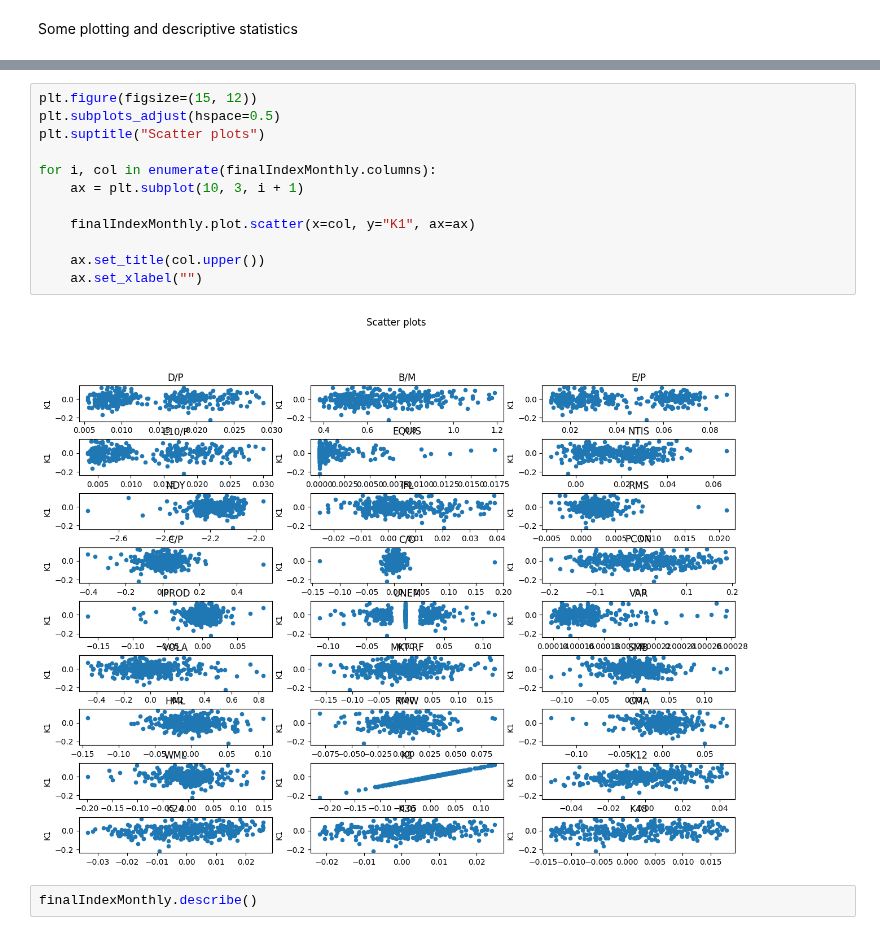
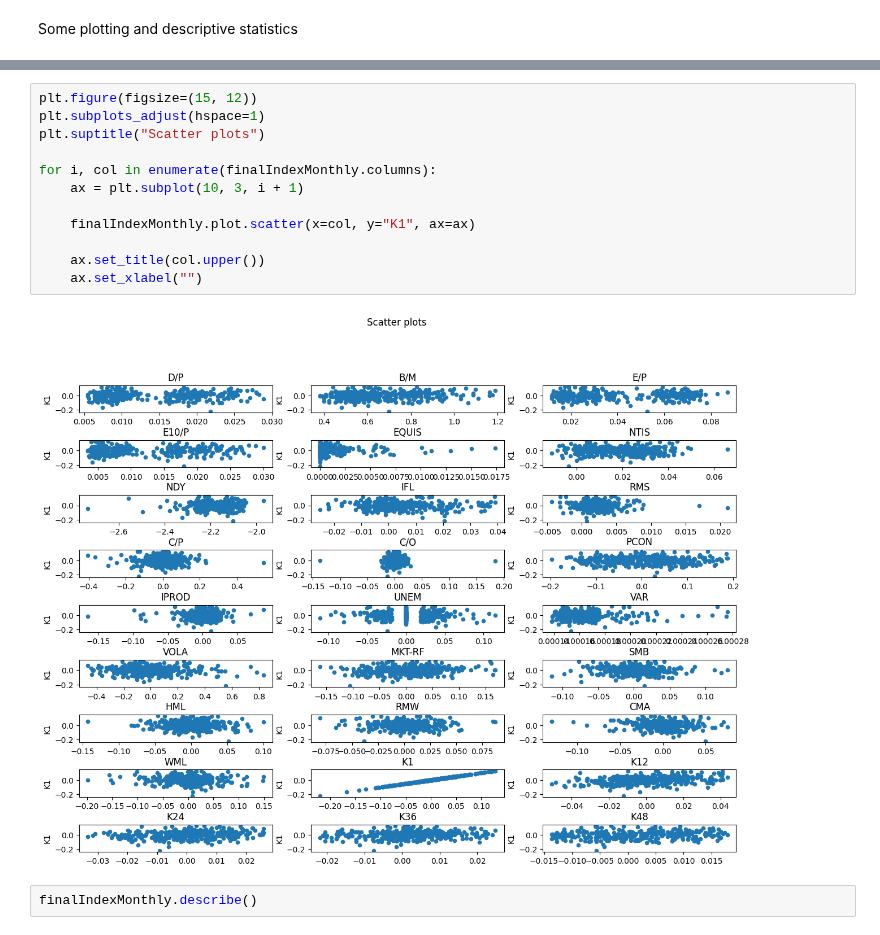
Before and after one commit to jessekeranen/seminar, a Jupyter notebook: jupyter.ipynb, the cells around one changed output, grey strips where cells are left out. Saved outputs shown, nothing was run; the diff lists cells and outputs as text.

```diff
--- a/jupyter.ipynb
+++ b/jupyter.ipynb
@@ -260,17 +260,17 @@ for i, col in enumerate(finalIndexMonthly.columns):
 # %%
 plt.figure(figsize=(15, 12))
-plt.subplots_adjust(hspace=0.5)
+plt.subplots_adjust(hspace=1)
 plt.suptitle("Scatter plots")
 
 for i, col in enumerate(finalIndexMonthly.columns):
     ax = plt.subplot(10, 3, i + 1)
 
     finalIndexMonthly.plot.scatter(x=col, y="K1", ax=ax)
 
     ax.set_title(col.upper())
     ax.set_xlabel("")
 # %% [output]
-[figure, old version]
+[figure, new version]
 # %%
 finalIndexMonthly.describe()
 # %% [output]
```
Also changed, not shown: parts of 4 cells of this notebook.
